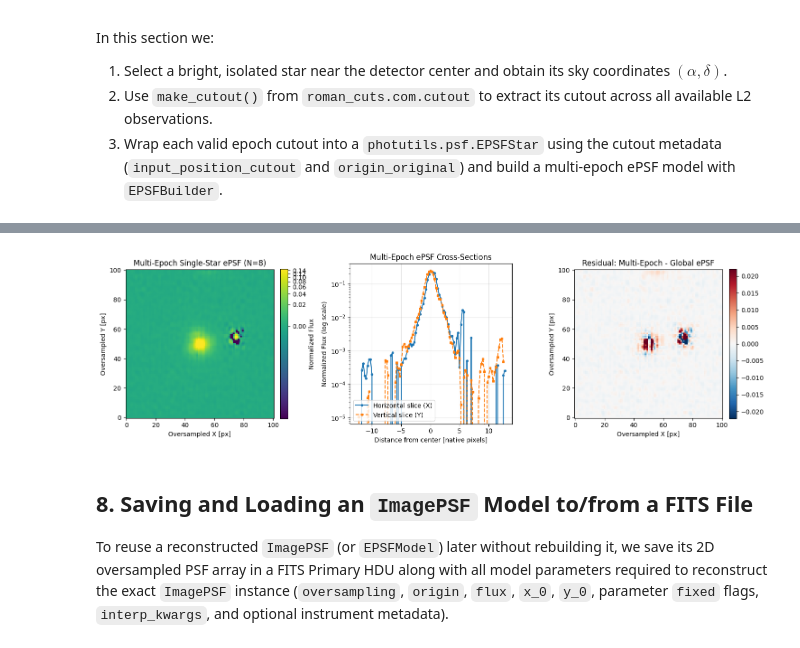
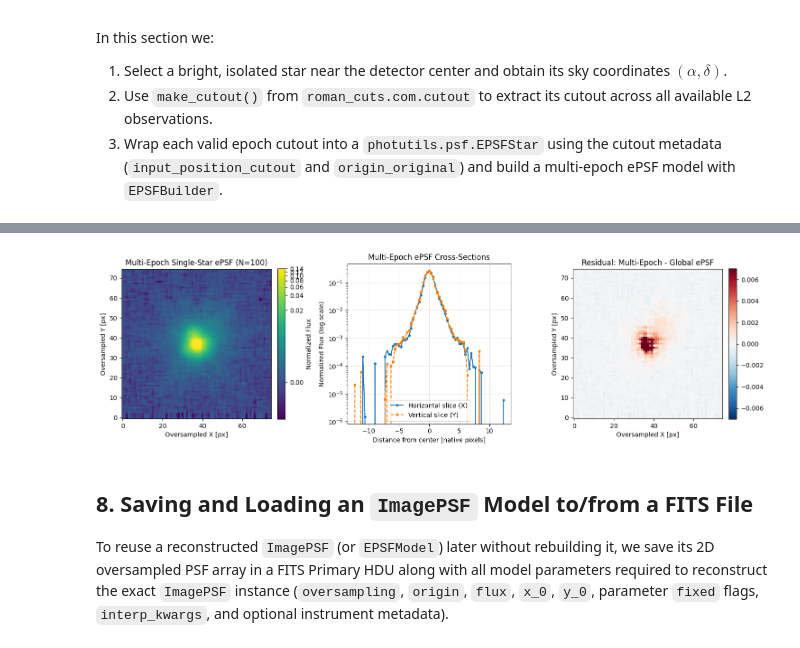
Before and after one commit to jorgemarpa/roman-cuts, a Jupyter notebook: notebooks/build_ePSF.ipynb, the cells around one changed output, grey strips where cells are left out. Saved outputs shown, nothing was run; the diff lists cells and outputs as text; code cells hidden in the pictures.

```diff
--- a/notebooks/build_ePSF.ipynb
+++ b/notebooks/build_ePSF.ipynb
@@ -764,0 +821,5 @@ In this section we:
+# %%
+for k, (sdx, selstar) in enumerate(selected_stars.query("kron_abmag < 19").iterrows()):
+    print(sdx,k )
+    plt.imshow(stars[k].data, origin="lower", norm="asinh")
+    plt.show()
@@ -767,8 +842,8 @@ from photutils.psf import EPSFStar, EPSFStars
 from roman_cuts.com.cutout import make_cutout
 
 # Pick an isolated star closest to the detector center so it falls in bounds across dithers
-dist_to_center = np.hypot(selected_stars["x_pix"] - nx / 2.0, selected_stars["y_pix"] - ny / 2.0)
-target_star = selected_stars.loc[dist_to_center.idxmin()]
+# dist_to_center = np.hypot(selected_stars["x_pix"] - nx / 2.0, selected_stars["y_pix"] - ny / 2.0)
+target_star = selected_stars.iloc[36]
 
 # Convert detector pixel coordinates to ICRS (RA, Dec) using the exposure GWCS
 star_sky = gwcs.pixel_to_world(target_star["x_pix"], target_star["y_pix"])
@@ -781,7 +856,7 @@ print(
 )
 
 # Extract cutouts of this star across all available L2 observations
-l2_file_list = list(products_l2["filename"])
+l2_file_list = list(products_l2["filename"])[:200]
 cutout_cubes, metadatas, gwcsss = make_cutout(
     file_names=l2_file_list,
     ra=ra_star,
@@ -789,7 +864,7 @@ cutout_cubes, metadatas, gwcsss = make_cutout(
     size=cutout_size,
     mission=mission,
     lite=False,
-    n_workers=6,
+    n_workers=24,
     backend="thread",
 )
 
@@ -809,12 +900,13 @@ Error:
 valid_indices = star_meta.index[star_meta["in_bounds"]].to_list()
 n_valid = len(valid_indices)
 
-ncols = min(4, max(1, n_valid))
-nrows = int(np.ceil(n_valid / ncols))
-fig, axes = plt.subplots(nrows, ncols, figsize=(3.2 * ncols, 3.2 * nrows), squeeze=False)
+ncols = 10 # min(10, max(1, n_valid))
+nrows = 10 # int(np.ceil(n_valid / ncols))
+fig, axes = plt.subplots(nrows, ncols, figsize=(2.5 * ncols, 2.5 * nrows), squeeze=False)
 
 for plot_idx, k in enumerate(valid_indices):
-    ax = axes[plot_idx // ncols, plot_idx % ncols]
+    if plot_idx >= len(axes.ravel()): break
+    ax = axes.ravel()[plot_idx]
     stamp_k = star_cube[0, k]
     pos_cut = star_meta.loc[k, "input_position_cutout"]
     norm_k = simple_norm(stamp_k, "log", percent=99.5)
@@ -846,7 +942,9 @@ for k in valid_indices:
 
     bad_k = ~np.isfinite(sci_k)
     if dq_k is not None and np.any(np.isfinite(dq_k)):
-        bad_k |= (np.nan_to_num(dq_k, nan=1).astype(int) & 1) != 0
+        # bad_k = dq_k > 0
+        bad_k = np.nan_to_num(bad_k, nan=pixel.DO_NOT_USE.value).astype(np.uint32)
+        bad_k |= (dq_k & (pixel.DO_NOT_USE | pixel.SATURATED)) != 0
 
     if np.all(bad_k):
         continue
@@ -877,7 +975,7 @@ multi_epoch_builder = EPSFBuilder(
     maxiters=maxiters,
     progress_bar=True,
     # norm_radius=5.5,
-    recentering_maxiters=20,
+    # recentering_maxiters=20,
 )
 
 epsf_multiepoch, fitted_epoch_stars = multi_epoch_builder(multi_epoch_stars)
@@ -893,37 +990,37 @@ norm_me = simple_norm(epsf_multiepoch.data, "log", percent=99.5)
 im0 = axes[0].imshow(epsf_multiepoch.data, norm=norm_me, origin="lower", cmap="viridis")
 plt.colorbar(im0, ax=axes[0], fraction=0.046, pad=0.04, label="Normalized Flux")
 axes[0].set_title(f"Multi-Epoch Single-Star ePSF (N={len(multi_epoch_stars)})")
 axes[0].set_xlabel("Oversampled X [px]")
 axes[0].set_ylabel("Oversampled Y [px]")
 
 # 2. 1D Central Cross-Sections
 cy_me, cx_me = np.unravel_index(np.nanargmax(epsf_multiepoch.data), epsf_multiepoch.data.shape)
 px_me = (np.arange(epsf_multiepoch.data.shape[1]) - cx_me) / oversampling
 py_me = (np.arange(epsf_multiepoch.data.shape[0]) - cy_me) / oversampling
 axes[1].plot(px_me, epsf_multiepoch.data[cy_me, :], "o-", ms=3, label="Horizontal slice (X)")
 axes[1].plot(py_me, epsf_multiepoch.data[:, cx_me], "s--", ms=3, label="Vertical slice (Y)")
 axes[1].set_yscale("log")
 axes[1].set_xlabel("Distance from center [native pixels]")
 axes[1].set_ylabel("Normalized Flux (log scale)")
 axes[1].set_title("Multi-Epoch ePSF Cross-Sections")
 axes[1].grid(True, alpha=0.3)
 axes[1].legend()
 
 # 3. Difference against Global ePSF (over overlapping region)
-mh = min(epsf_multiepoch.data.shape[0], epsf.data.shape[0])
-mw = min(epsf_multiepoch.data.shape[1], epsf.data.shape[1])
-diff_me = epsf_multiepoch.data[:mh, :mw] - epsf.data[:mh, :mw]
+mh = min(epsf_multiepoch.data.shape[0], epsf_global.data.shape[0])
+mw = min(epsf_multiepoch.data.shape[1], epsf_global.data.shape[1])
+diff_me = epsf_multiepoch.data[:mh, :mw] - epsf_global.data[:mh, :mw]
 vmax_me = np.nanpercentile(np.abs(diff_me), 99.5)
 im2 = axes[2].imshow(diff_me, origin="lower", cmap="RdBu_r", vmin=-vmax_me, vmax=vmax_me)
 plt.colorbar(im2, ax=axes[2], fraction=0.046, pad=0.04)
 axes[2].set_title("Residual: Multi-Epoch - Global ePSF")
 axes[2].set_xlabel("Oversampled X [px]")
 axes[2].set_ylabel("Oversampled Y [px]")
 
 plt.tight_layout()
 plt.show()
 # %% [output]
-[figure, old version]
+[figure, new version]
 # %% [markdown]
 ## 8. Saving and Loading an `ImagePSF` Model to/from a FITS File
 
```
Also changed, not shown: parts of 18 cells of this notebook.
